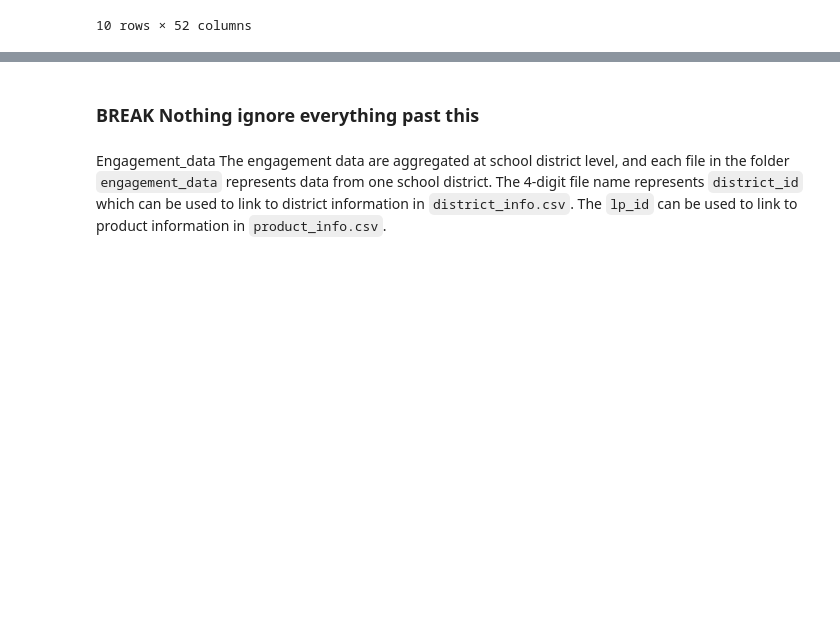
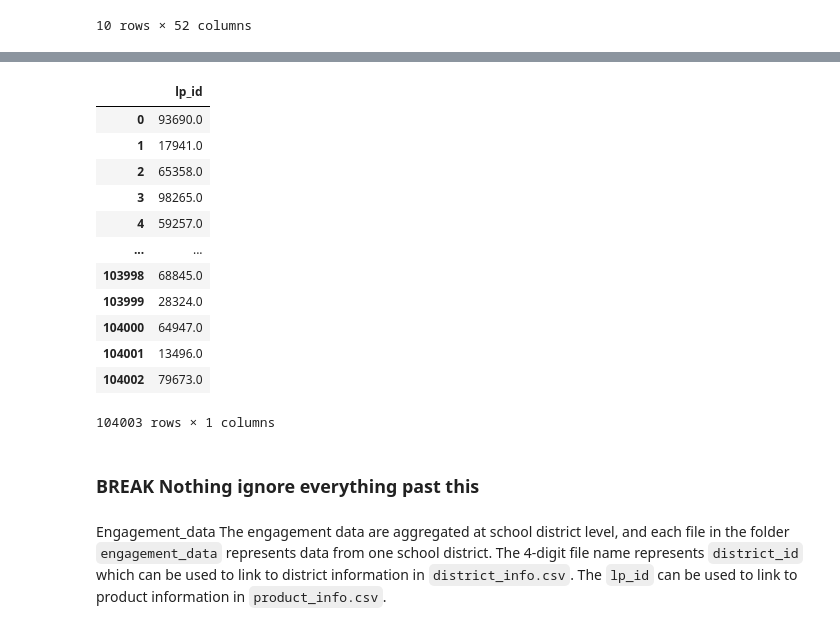
Before and after one commit to AditJainn/Math1130Project, a Jupyter notebook: AditProjectCode.ipynb, the cells around one changed output, grey strips where cells are left out. Saved outputs shown, nothing was run; the diff lists cells and outputs as text; code cells hidden in the pictures; blank space fills up the shorter version.

```diff
--- a/AditProjectCode.ipynb
+++ b/AditProjectCode.ipynb
@@ -177,0 +211,17 @@ policyDataFrame.head(10)
+# %%
+x = pd.DataFrame(dataframe1000["lp_id"])
+x
+# %% [output]
+|  | lp_id |
+| 0 | 93690.0 |
+| 1 | 17941.0 |
+| 2 | 65358.0 |
+| 3 | 98265.0 |
+| 4 | 59257.0 |
+| ... | ... |
+| 103998 | 68845.0 |
+| 103999 | 28324.0 |
+| 104000 | 64947.0 |
+| 104001 | 13496.0 |
+| 104002 | 79673.0 |
+104003 rows × 1 columns
```
Also changed, not shown: parts of 7 cells of this notebook.
